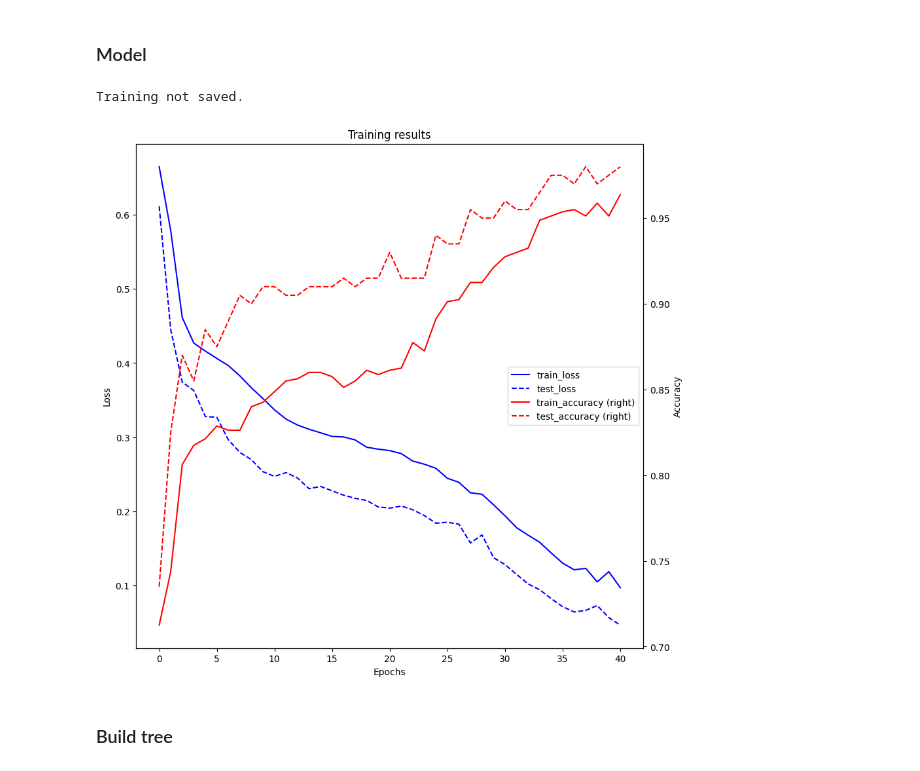
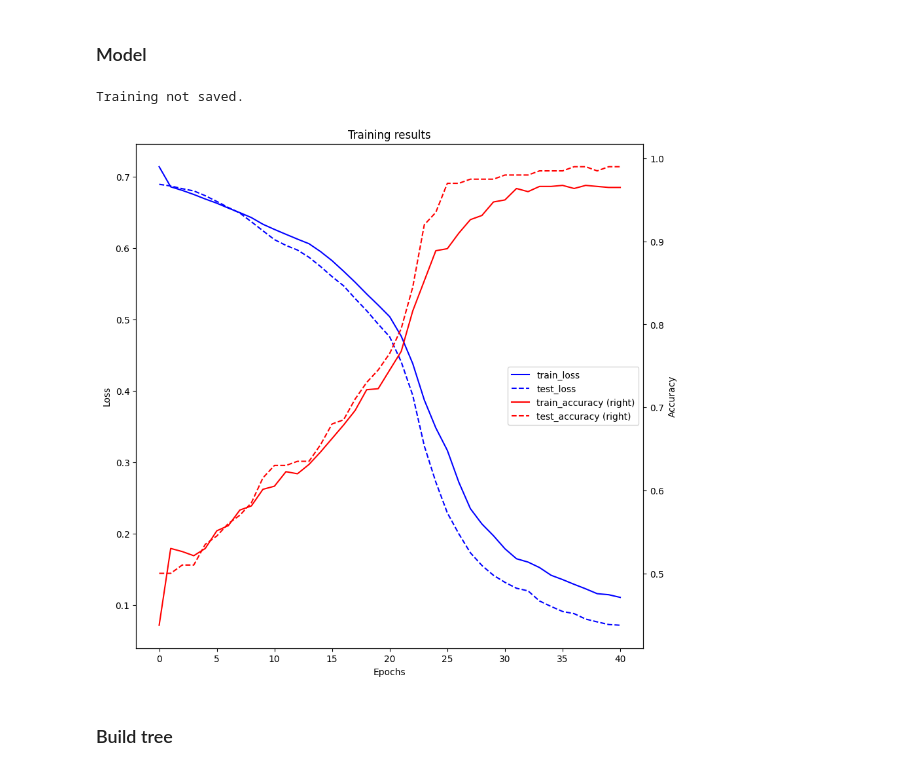
Before and after one commit to Johanmkr/WP1-Polyhedra, a Jupyter notebook: notebooks/new_tree_construction_planning.ipynb, the cells around one changed output. Saved outputs shown, nothing was run; the diff lists cells and outputs as text; code cells hidden in the pictures.

```diff
--- a/notebooks/new_tree_construction_planning.ipynb
+++ b/notebooks/new_tree_construction_planning.ipynb
@@ -527,20 +585,20 @@ plt.show()
 ### Model
 # %%
 from visualization import plot_training
-hidden_sizes = [0,5,5,5,5,5]
+hidden_sizes = [0,5,5,5]
 
 ActNet = NeuralNet(
     input_size = 2,
     hidden_sizes = hidden_sizes[1:],
     num_classes=1,
     seed=3,
 )
 
 res, states = train_model(ActNet, train, test, epochs=41, save_everyth_epoch=10, RETURN_STATES=True)
 plot_training(res)
 # %% [output]
 Training not saved.
-[figure, old version]
+[figure, new version]
 # %% [markdown]
 ### Build tree
 # %%
```
Also changed, not shown: parts of 4 cells of this notebook.
